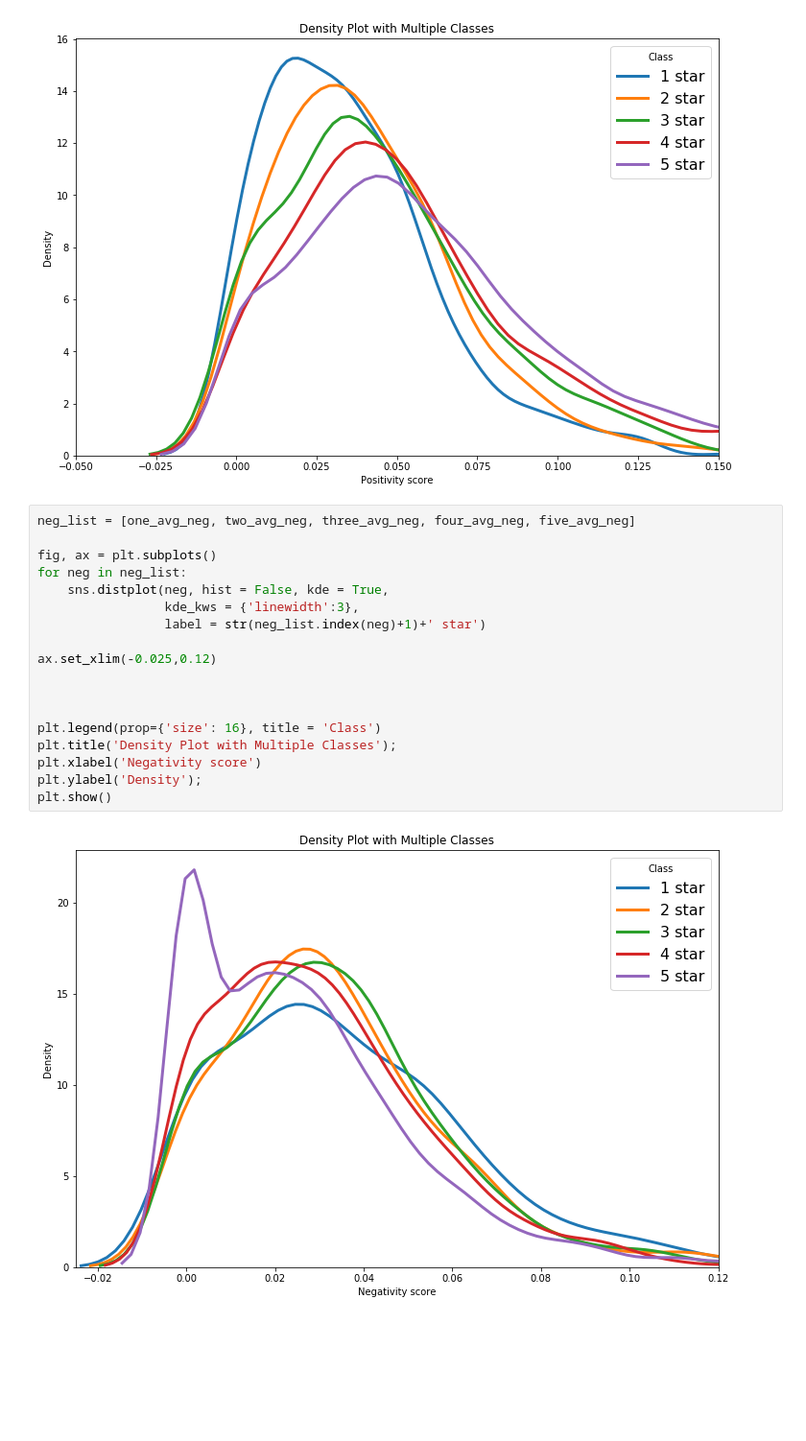
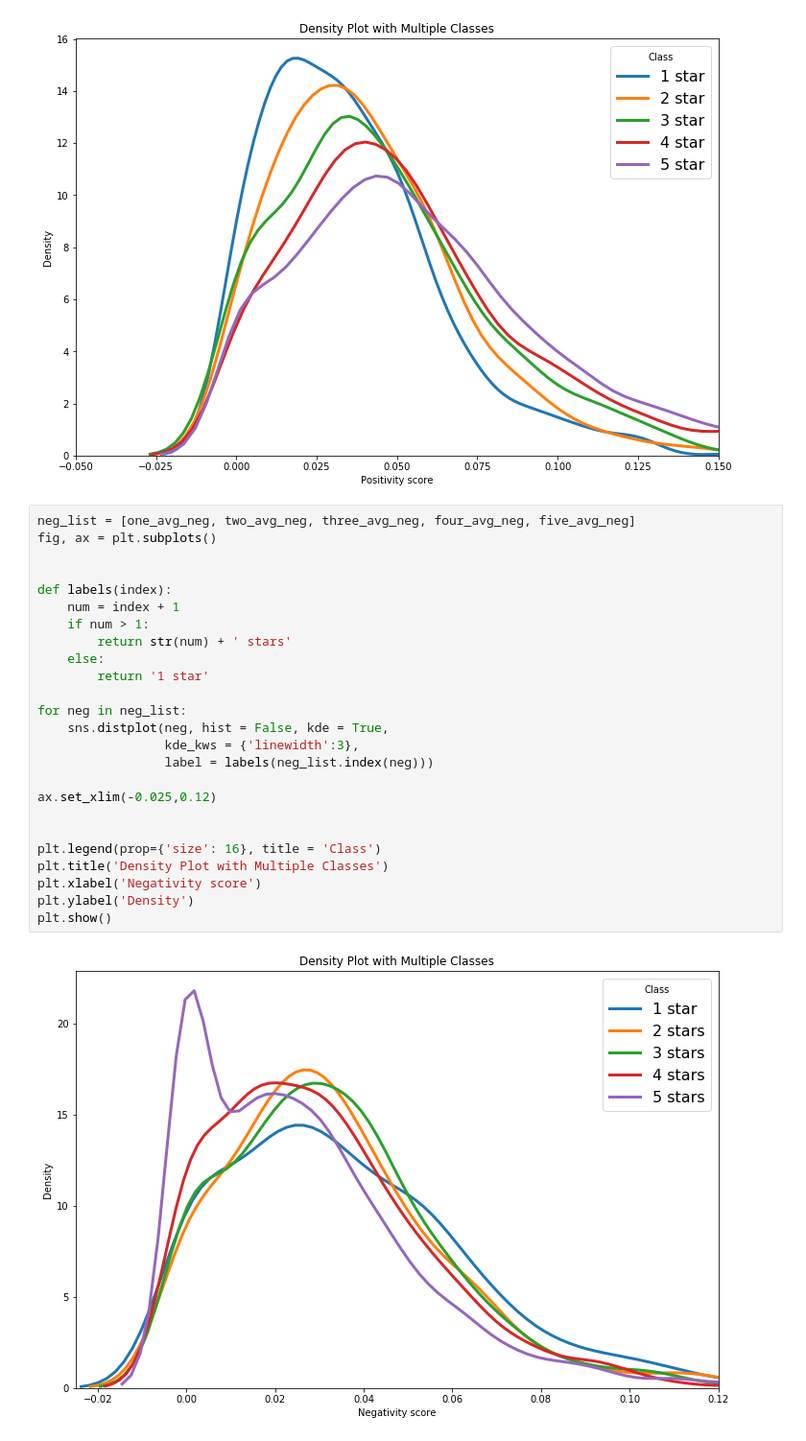
Before and after one commit to floorkouwenberg/TMCI_project, a Jupyter notebook: Cooccs.ipynb, the cells around one changed output. Shown: that part at 96% size. Drawn from its saved outputs; the diff is of its cells as text; blank space fills up the shorter version.

Commit message:
Altered the plot a tiny bit

```diff
--- a/Cooccs.ipynb
+++ b/Cooccs.ipynb
@@ -280,21 +278,28 @@ plt.show()
 [figure]
 # %%
 neg_list = [one_avg_neg, two_avg_neg, three_avg_neg, four_avg_neg, five_avg_neg]
+fig, ax = plt.subplots()
 
-fig, ax = plt.subplots()
+
+def labels(index):
+    num = index + 1
+    if num > 1:
+        return str(num) + ' stars'
+    else:
+        return '1 star'
+
 for neg in neg_list:
     sns.distplot(neg, hist = False, kde = True,
                  kde_kws = {'linewidth':3},
-                 label = str(neg_list.index(neg)+1)+' star')
+                 label = labels(neg_list.index(neg)))
 
 ax.set_xlim(-0.025,0.12)
 
 
-
 plt.legend(prop={'size': 16}, title = 'Class')
-plt.title('Density Plot with Multiple Classes');
+plt.title('Density Plot with Multiple Classes')
 plt.xlabel('Negativity score')
-plt.ylabel('Density');
+plt.ylabel('Density')
 plt.show()
 # %% [output]
-[figure, old version]
+[figure, new version]
```
Also changed, not shown: parts of 1 cell of this notebook.
